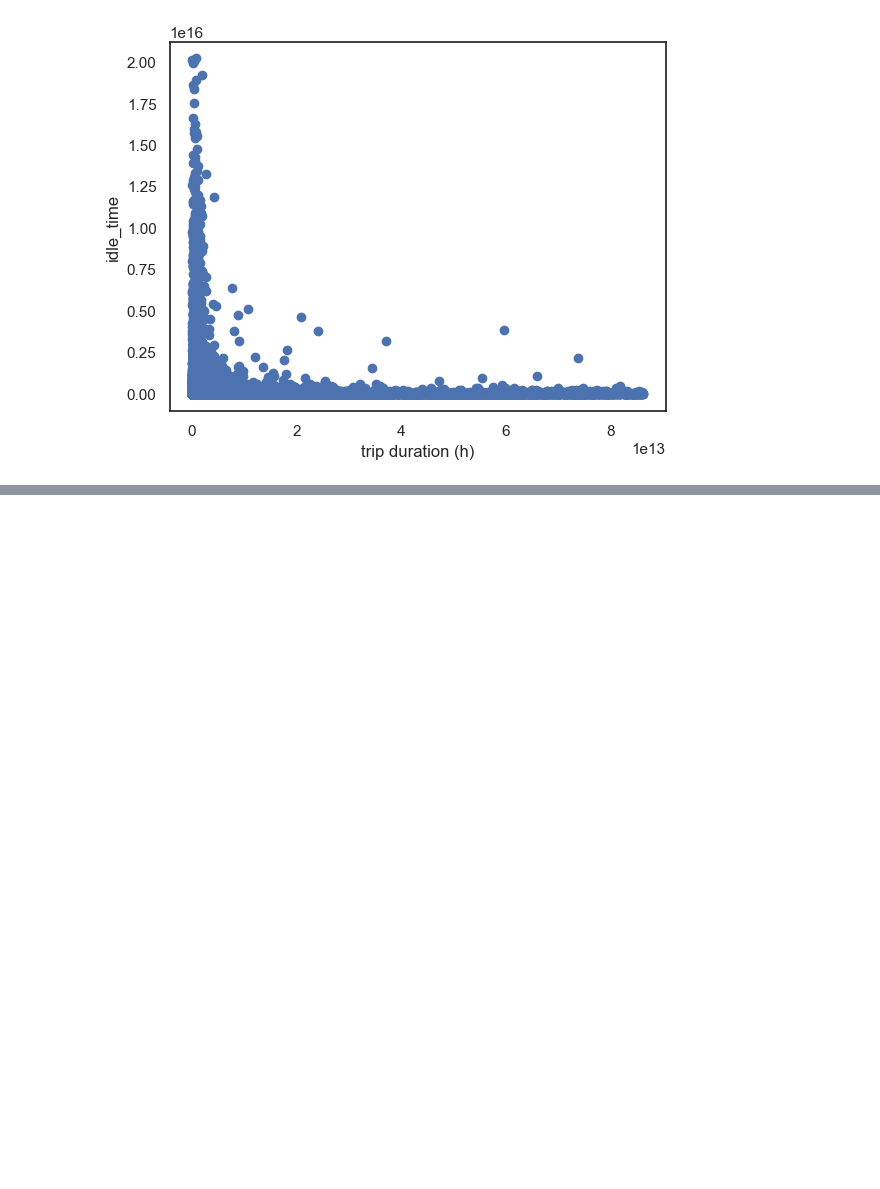
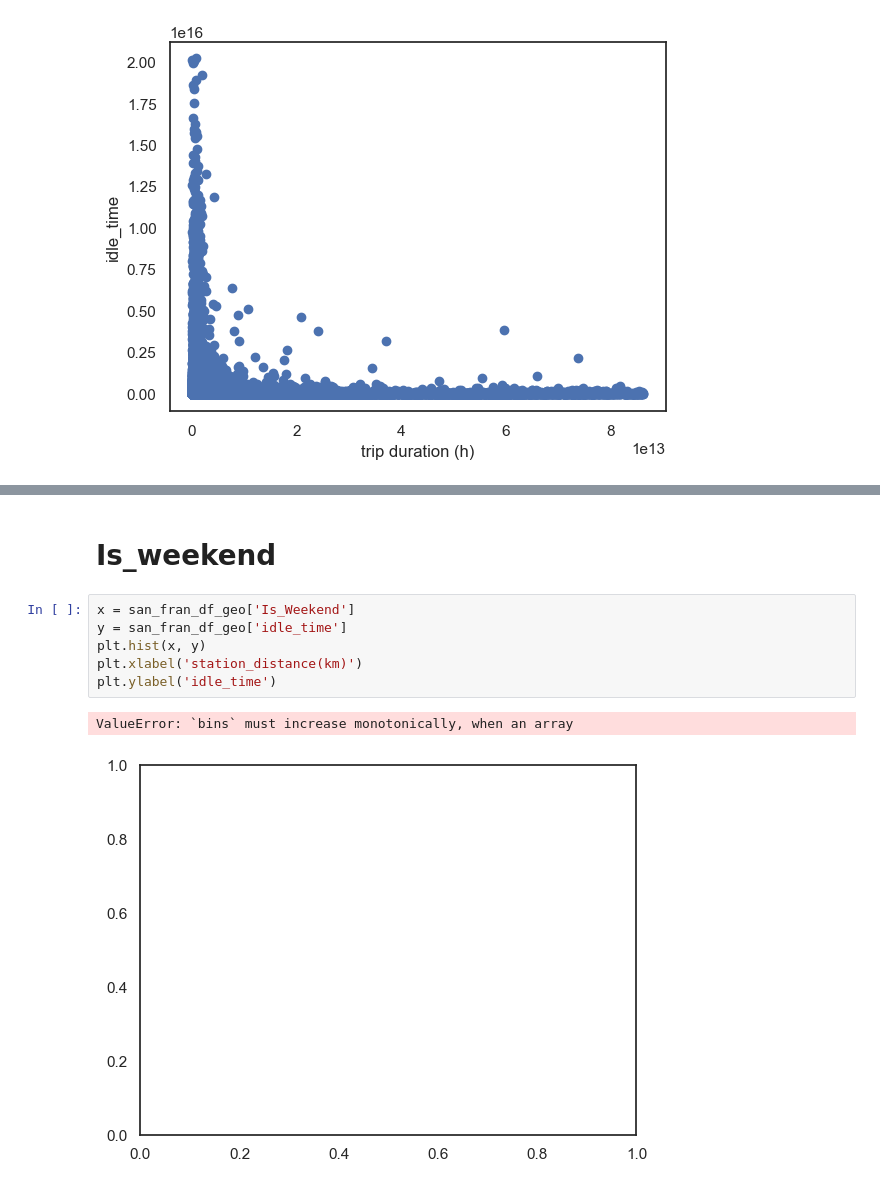
Before and after one commit to darebakdavca/Team_Project_DSML, a Jupyter notebook: Notebooks/4_Predictive_analysis.ipynb, the cells around one changed output, grey strips where cells are left out. Cells and saved outputs as stored; diff of their text form; blank space fills up the shorter version.

```diff
--- a/Notebooks/4_Predictive_analysis.ipynb
+++ b/Notebooks/4_Predictive_analysis.ipynb
@@ -306,0 +284,11 @@ Text(0, 0.5, 'idle_time')
+# %% [markdown]
+# Is_weekend
+# %%
+x = san_fran_df_geo['Is_Weekend']
+y = san_fran_df_geo['idle_time']
+plt.hist(x, y)
+plt.xlabel('station_distance(km)')
+plt.ylabel('idle_time')
+# %% [output]
+ValueError: `bins` must increase monotonically, when an array
+[figure, added]
```
Also changed, not shown: parts of 20 cells of this notebook.
